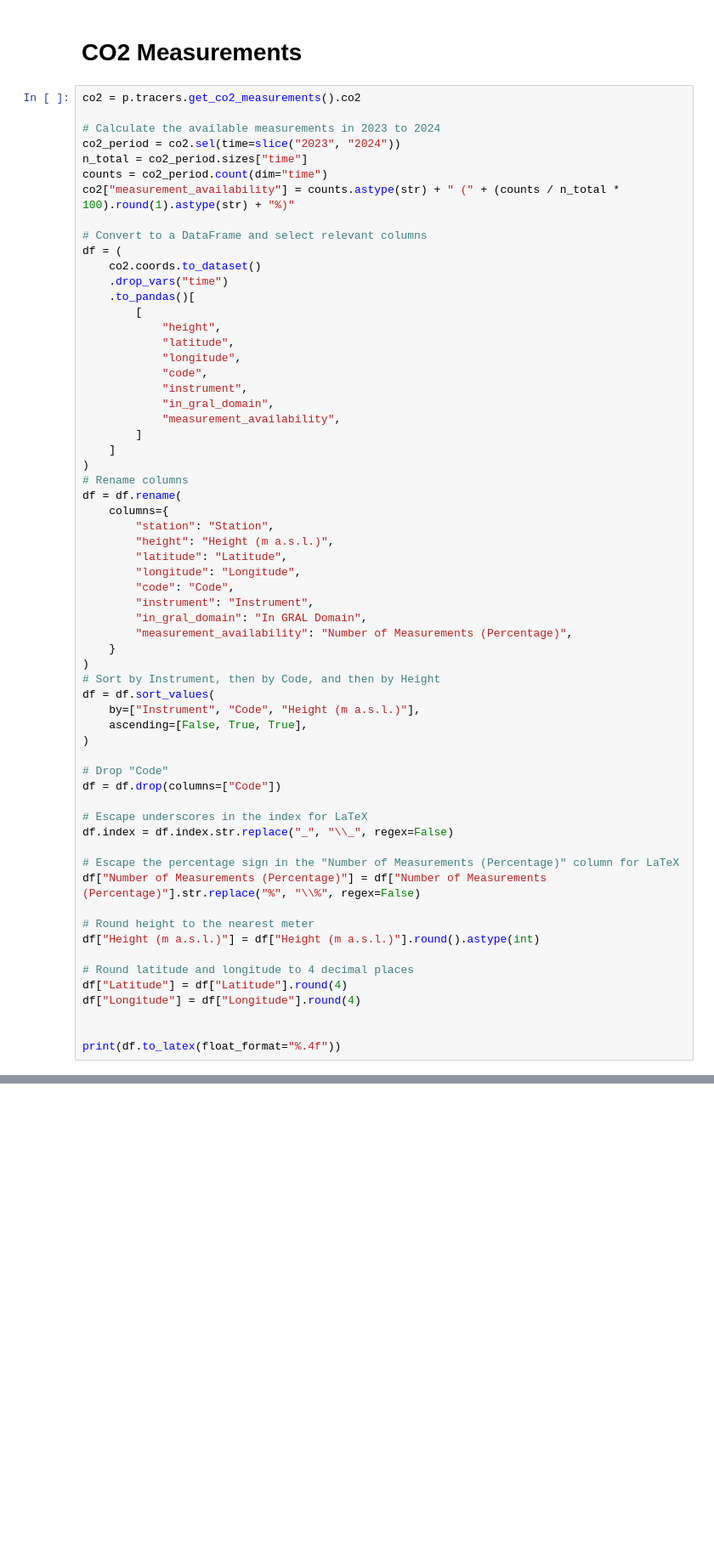
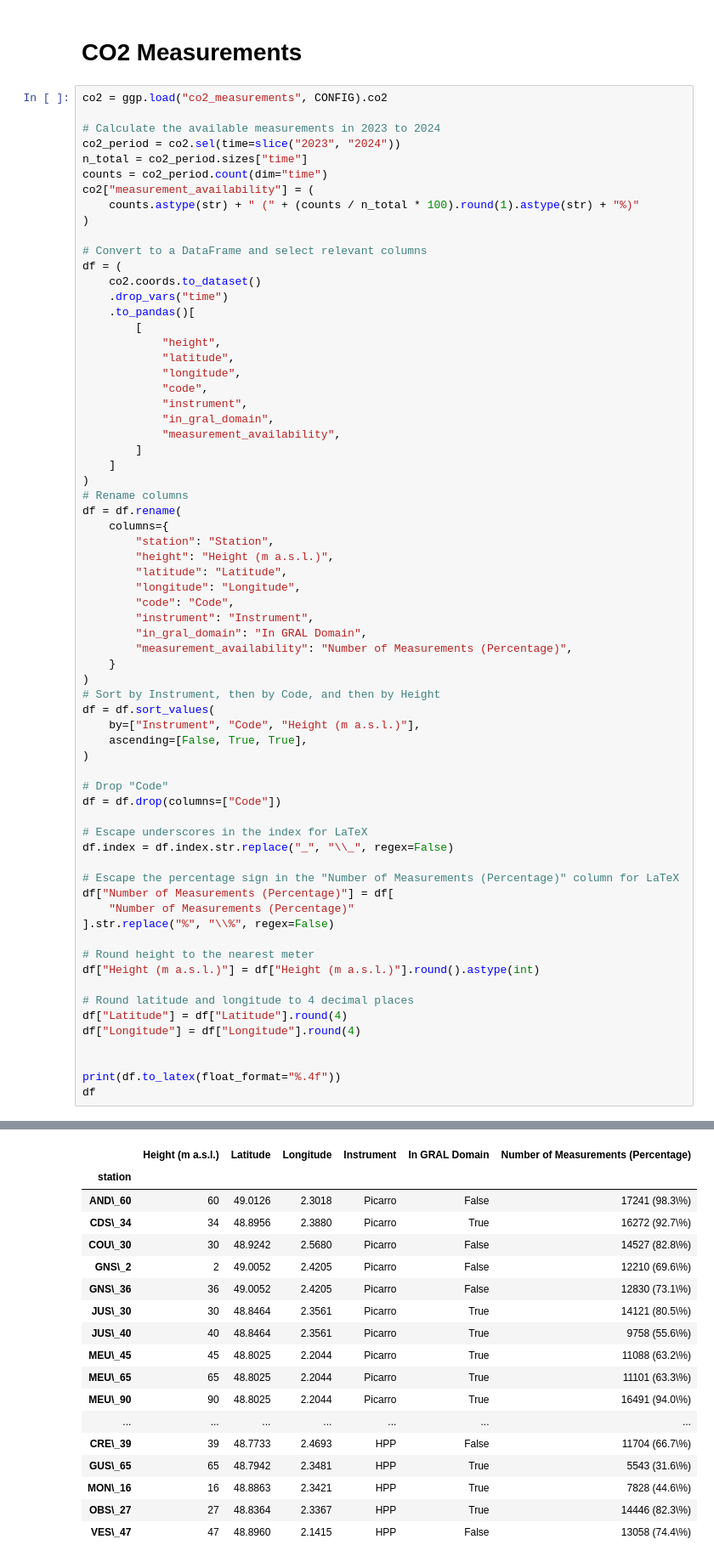
Before and after one commit to ATMO-IUP-UHEI/paris_2025, a Jupyter notebook: scripts/create_tables.ipynb, the cells around one changed output, grey strips where cells are left out. Shown at 85% size. Saved outputs shown, nothing was run; the diff lists cells and outputs as text; blank space fills up the shorter version.

Commit message:
feat: add more tables

```diff
--- a/scripts/create_tables.ipynb
+++ b/scripts/create_tables.ipynb
@@ -55,13 +115,15 @@ plt.rcParams.update(RC_PARAMS)
 # %% [markdown]
 # CO2 Measurements
 # %%
-co2 = p.tracers.get_co2_measurements().co2
+co2 = ggp.load("co2_measurements", CONFIG).co2
 
 # Calculate the available measurements in 2023 to 2024
 co2_period = co2.sel(time=slice("2023", "2024"))
 n_total = co2_period.sizes["time"]
 counts = co2_period.count(dim="time")
-co2["measurement_availability"] = counts.astype(str) + " (" + (counts / n_total * 100).round(1).astype(str) + "%)"
+co2["measurement_availability"] = (
+    counts.astype(str) + " (" + (counts / n_total * 100).round(1).astype(str) + "%)"
+)
 
 # Convert to a DataFrame and select relevant columns
 df = (
@@ -105,7 +167,9 @@ df = df.drop(columns=["Code"])
 df.index = df.index.str.replace("_", "\\_", regex=False)
 
 # Escape the percentage sign in the "Number of Measurements (Percentage)" column for LaTeX
-df["Number of Measurements (Percentage)"] = df["Number of Measurements (Percentage)"].str.replace("%", "\\%", regex=False)
+df["Number of Measurements (Percentage)"] = df[
+    "Number of Measurements (Percentage)"
+].str.replace("%", "\\%", regex=False)
 
 # Round height to the nearest meter
 df["Height (m a.s.l.)"] = df["Height (m a.s.l.)"].round().astype(int)
@@ -116,4 +180,5 @@ df["Longitude"] = df["Longitude"].round(4)
 
 
 print(df.to_latex(float_format="%.4f"))
+df
 # %% [output]
@@ -136,0 +203,18 @@ VES\_47 & 47 & 48.8960 & 2.1415 & HPP & False & 13058 (74.4\%) \\
+|  | Height (m a.s.l.) | Latitude | Longitude | Instrument | In GRAL Domain | Number of Measurements (Percentage) |
+| station |  |  |  |  |  |  |
+| AND\_60 | 60 | 49.0126 | 2.3018 | Picarro | False | 17241 (98.3\%) |
+| CDS\_34 | 34 | 48.8956 | 2.3880 | Picarro | True | 16272 (92.7\%) |
+| COU\_30 | 30 | 48.9242 | 2.5680 | Picarro | False | 14527 (82.8\%) |
+| GNS\_2 | 2 | 49.0052 | 2.4205 | Picarro | False | 12210 (69.6\%) |
+| GNS\_36 | 36 | 49.0052 | 2.4205 | Picarro | False | 12830 (73.1\%) |
+| JUS\_30 | 30 | 48.8464 | 2.3561 | Picarro | True | 14121 (80.5\%) |
+| JUS\_40 | 40 | 48.8464 | 2.3561 | Picarro | True | 9758 (55.6\%) |
+| MEU\_45 | 45 | 48.8025 | 2.2044 | Picarro | True | 11088 (63.2\%) |
+| MEU\_65 | 65 | 48.8025 | 2.2044 | Picarro | True | 11101 (63.3\%) |
+| MEU\_90 | 90 | 48.8025 | 2.2044 | Picarro | True | 16491 (94.0\%) |
+| ... | ... | ... | ... | ... | ... | ... |
+| CRE\_39 | 39 | 48.7733 | 2.4693 | HPP | False | 11704 (66.7\%) |
+| GUS\_65 | 65 | 48.7942 | 2.3481 | HPP | True | 5543 (31.6\%) |
+| MON\_16 | 16 | 48.8863 | 2.3421 | HPP | True | 7828 (44.6\%) |
+| OBS\_27 | 27 | 48.8364 | 2.3367 | HPP | True | 14446 (82.3\%) |
+| VES\_47 | 47 | 48.8960 | 2.1415 | HPP | False | 13058 (74.4\%) |
```
Also changed, not shown: parts of 13 cells of this notebook.
